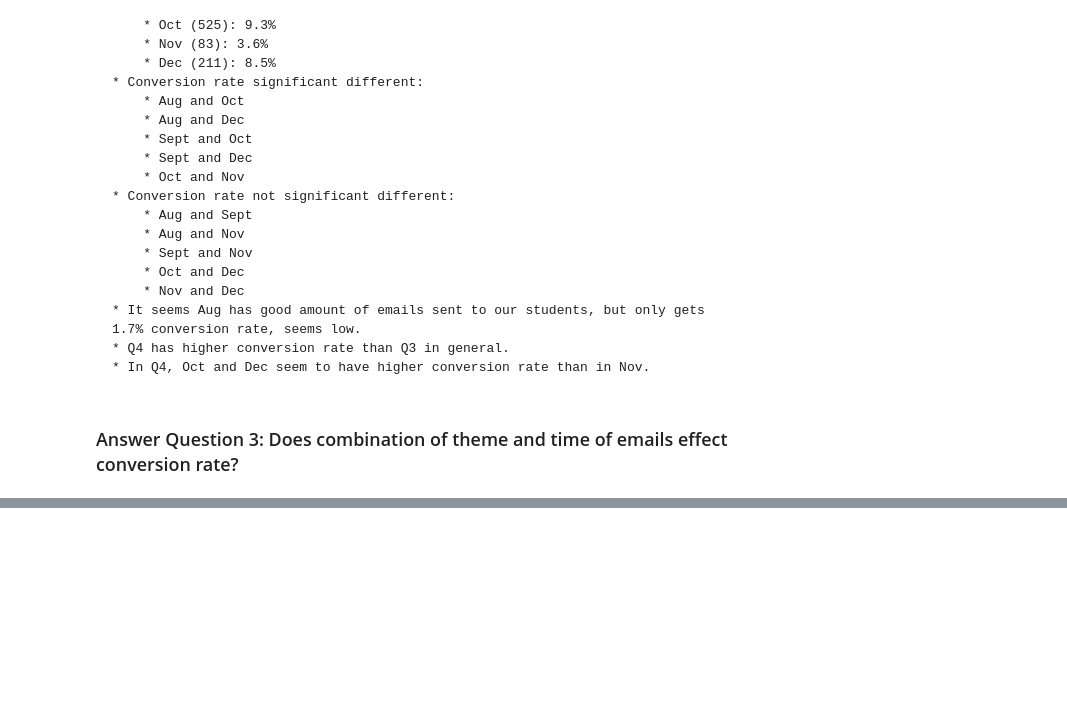
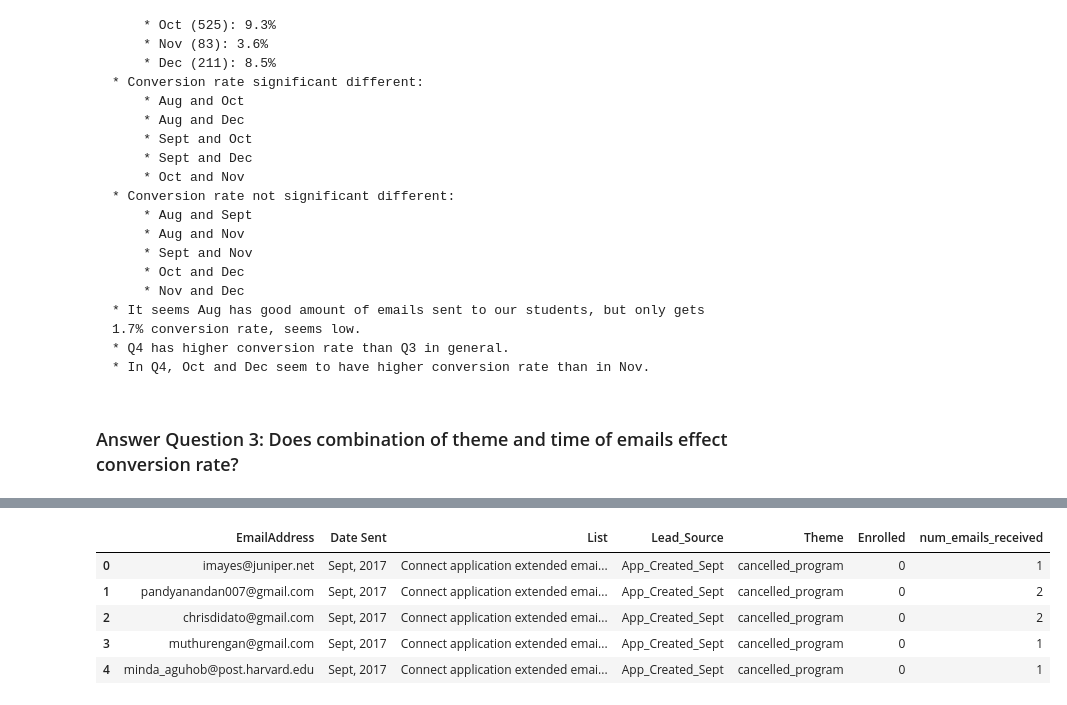
Before and after one commit to yidongli-u/udacity, a Jupyter notebook: ad-hoc-analysis/what_theme_of_emails_increase_conversion_rate_in_connect.ipynb, the cells around one changed output, grey strips where cells are left out. Drawn from its saved outputs; the diff is of its cells as text; code cells hidden in the pictures; blank space fills up the shorter version.

```diff
--- a/ad-hoc-analysis/what_theme_of_emails_increase_conversion_rate_in_connect.ipynb
+++ b/ad-hoc-analysis/what_theme_of_emails_increase_conversion_rate_in_connect.ipynb
@@ -281,0 +276,13 @@ Remember that we are having high conversion rate for theme "not_too_late" and in
+# %%
+num_emails_received = df.groupby(['EmailAddress'])['List'].count().reset_index()
+num_emails_received.columns = ['EmailAddress','num_emails_received']
+# %%
+df1 = pd.merge(df,num_emails_received,on=['EmailAddress'],how='left')
+df1.head()
+# %% [output]
+|  | EmailAddress | Date Sent | List | Lead_Source | Theme | Enrolled | num_emails_received |
+| 0 | imayes@juniper.net | Sept, 2017 | Connect application extended emai... | App_Created_Sept | cancelled_program | 0 | 1 |
+| 1 | pandyanandan007@gmail.com | Sept, 2017 | Connect application extended emai... | App_Created_Sept | cancelled_program | 0 | 2 |
+| 2 | chrisdidato@gmail.com | Sept, 2017 | Connect application extended emai... | App_Created_Sept | cancelled_program | 0 | 2 |
+| 3 | muthurengan@gmail.com | Sept, 2017 | Connect application extended emai... | App_Created_Sept | cancelled_program | 0 | 1 |
+| 4 | minda_aguhob@post.harvard.edu | Sept, 2017 | Connect application extended emai... | App_Created_Sept | cancelled_program | 0 | 1 |
```
Also changed, not shown: parts of 30 cells of this notebook.
